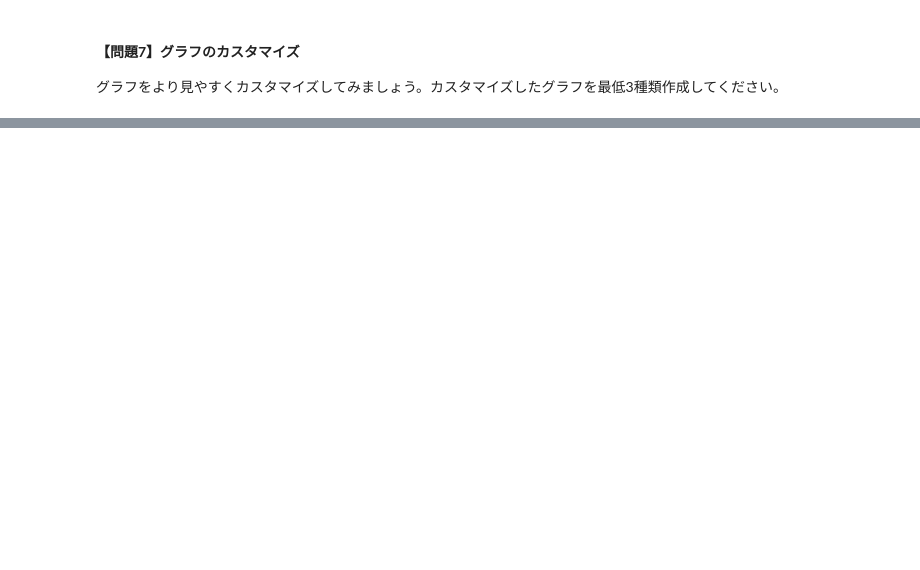
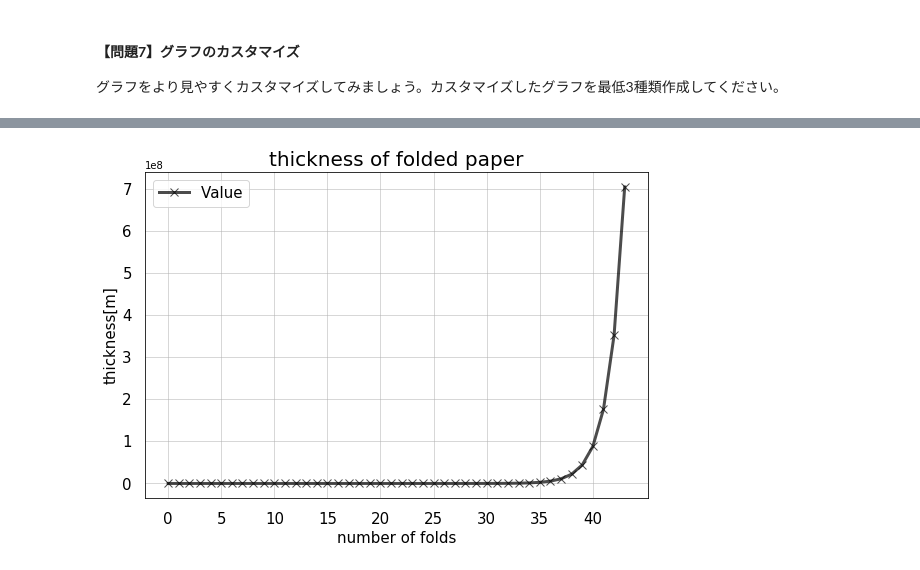
Before and after one commit to obata01/diveintocode-ml, a Jupyter notebook: kadai/week1/week1_kadai01.ipynb, the cells around one changed output, grey strips where cells are left out. Drawn from its saved outputs; the diff is of its cells as text; code cells hidden in the pictures; blank space fills up the shorter version.

```diff
--- a/kadai/week1/week1_kadai01.ipynb
+++ b/kadai/week1/week1_kadai01.ipynb
@@ -153,0 +154,36 @@ plt.show()
+# %%
+"""
+マーカーを追加
+グラフ線の透過率の指定を追加
+各サイズを調整
+グリッド線の間隔や線の太さ・透過率を調節
+"""
+# グラフサイズを指定
+plt.figure(figsize=(9, 6))
+
+# フォントサイズの指定を追加
+plt.title('thickness of folded paper', fontsize=20)
+plt.xlabel('number of folds', fontsize=15)
+plt.ylabel('thickness[m]', fontsize=15)
+
+# 軸の値に関する設定
+plt.tick_params(labelsize=15, color='white', length=10)
+
+# 線を太線に、線の色を赤に変更。
+# 凡例用のラベルを追加
+# マーカーを追加
+plt.plot(thickness_list, color='black', linestyle='solid', linewidth=3.0, label='Value', marker='x', markersize=8, alpha=0.7)
+
+# グリッド線の間隔を指定
+plt.xticks(list(map(lambda x: x, range(0, 45, 5))))
+plt.yticks(list(map(lambda y: y, range(0, 8*10**8, 10**8))))
+
+# グリッド線追加
+# グリッド線の太さ・透過率を指定
+plt.grid(True, linewidth=1.0, alpha=0.5)
+
+# 凡例追加
+plt.legend(loc='best', fontsize=15)
+plt.show()
+# %% [output]
+[figure, added]
```
Also changed, not shown: parts of 5 cells of this notebook.
